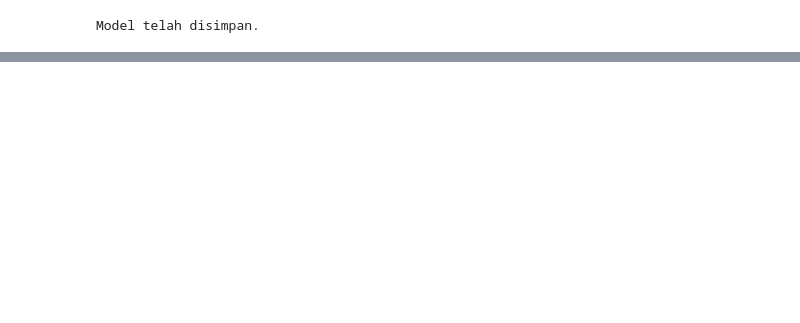
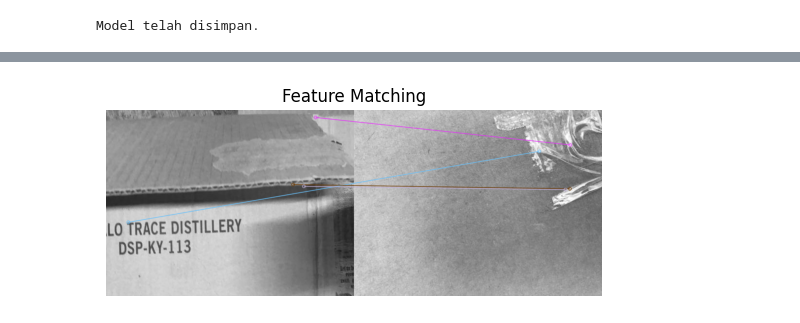
Before and after one commit to NaufalTsany/PCD_UAS_CNN, a Jupyter notebook: klasifikasi_sampah.ipynb, the cells around one changed output, grey strips where cells are left out. Cells and saved outputs as stored; diff of their text form; code cells hidden in the pictures; blank space fills up the shorter version.

```diff
--- a/klasifikasi_sampah.ipynb
+++ b/klasifikasi_sampah.ipynb
@@ -184,0 +237,33 @@ Hasil klasifikasi:  Anorganik
+# %%
+# Inisialisasi detektor fitur (SIFT)
+sift = cv2.xfeatures2d.SIFT_create()
+
+# Temukan titik-titik kunci dan deskripsi pada kedua gambar
+keypoints1, descriptors1 = sift.detectAndCompute(img1, None)
+keypoints2, descriptors2 = sift.detectAndCompute(img2, None)
+# %%
+# Inisialisasi matcher (Brute-Force)
+bf = cv2.BFMatcher()
+# %%
+# Temukan padanan fitur antara dua gambar
+matches = bf.knnMatch(descriptors1, descriptors2, k=2)
+# %%
+# Terapkan perbandingan Lowe's ratio untuk memfilter padanan yang kurang akurat
+good_matches = []
+for m, n in matches:
+    if m.distance < 0.75 * n.distance:
+        good_matches.append(m)
+# %%
+# Gambar hasil padanan fitur
+result_fm = cv2.drawMatches(img1, keypoints1, img2, keypoints2, good_matches, None, flags=2)
+
+# Konversi citra OpenCV (BGR) ke citra Matplotlib (RGB)
+result_rgb = cv2.cvtColor(result_fm, cv2.COLOR_BGR2RGB)
+
+# Tampilkan gambar hasil menggunakan Matplotlib
+plt.imshow(result_rgb)
+plt.title("Feature Matching")
+plt.axis('off')
+plt.show()
+# %% [output]
+[figure, added]
```
Also changed, not shown: parts of 9 cells of this notebook, 1 other file.
